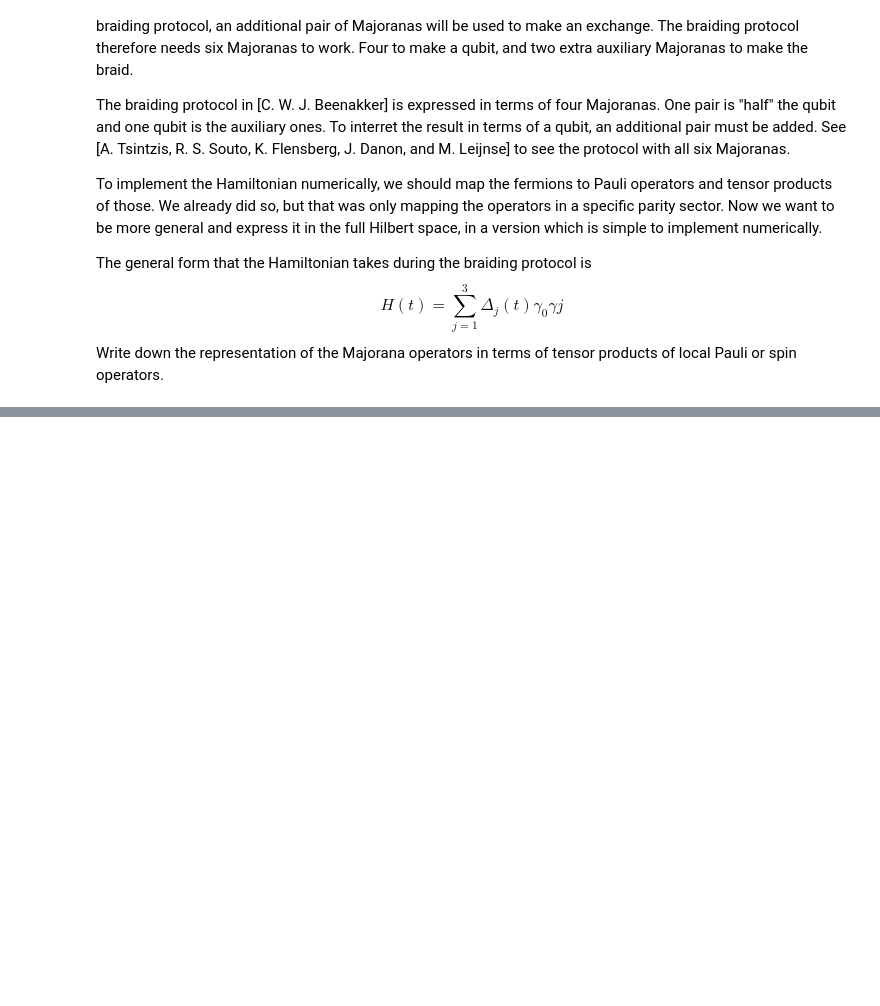
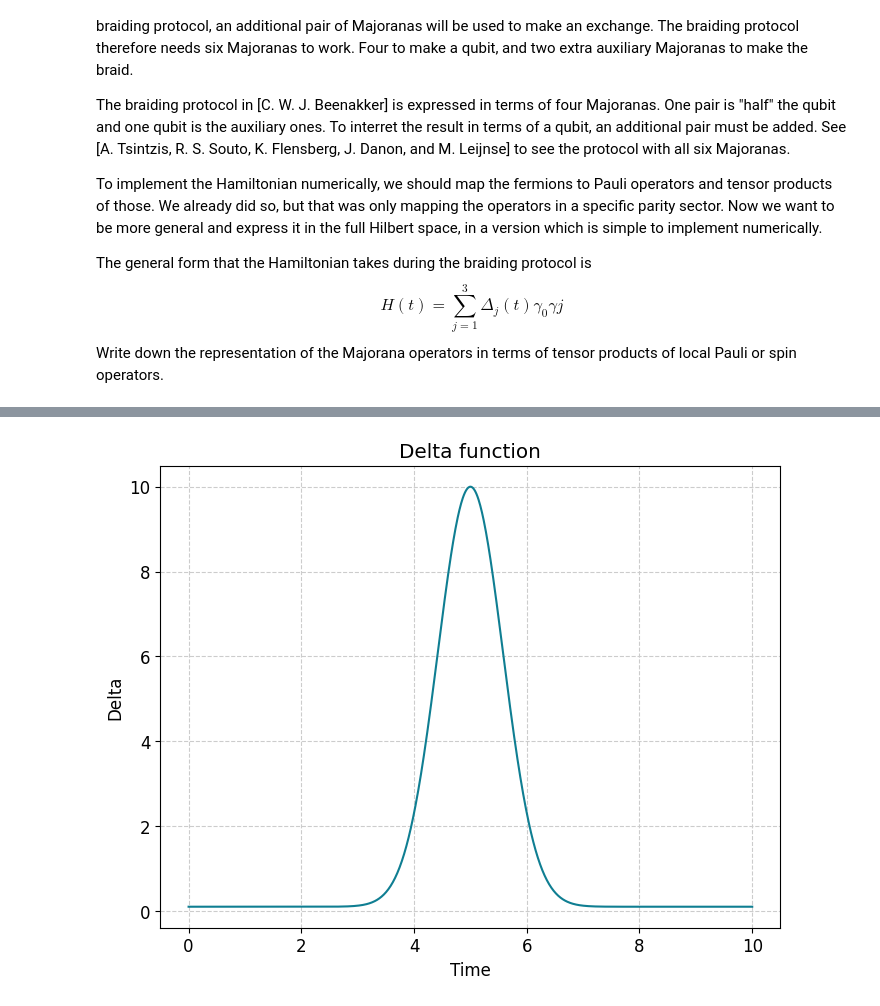
Before and after one commit to hishemok/FYS5419, a Jupyter notebook: Project_2/Braiding_project.ipynb, the cells around one changed output, grey strips where cells are left out. Saved outputs shown, nothing was run; the diff lists cells and outputs as text; code cells hidden in the pictures; blank space fills up the shorter version.

```diff
--- a/Project_2/Braiding_project.ipynb
+++ b/Project_2/Braiding_project.ipynb
@@ -151,3 +153,17 @@ $$
+# %%
+import numpy as np
+import matplotlib.pyplot as plt
+
+np.set_printoptions(precision=3, suppress=True)
+
+plt.rcParams.update({
+    'font.size': 12,
+    "figure.figsize":(8,6),
+    "axes.grid": True,
+    "grid.color": "#cccccc",
+    "grid.linestyle": "--",
+    "axes.prop_cycle": plt.cycler(color=['#0f7e92', '#b90636', '#11793e', '#9467bd', '#8c564b', '#e377c2', '#7f7f7f', '#bcbd22', '#17becf'])
+})
 # %% [markdown]
 ### Braiding operator in terms of Majoranas
 # %%
@@ -297,0 +404,27 @@ or spin operators.
+# %%
+def delta(t:np.ndarray,T_braid:float,s:float,Delta_max:float,Delta_min:float) -> float:
+    """
+    Returns the delta function for a given time T and s
+    """
+    return Delta_min + (Delta_max - Delta_min) * np.exp(-s * ( t - T_braid ) **2)
+
+
+t = np.linspace(0, 10, 1000)
+T = 3
+T_braid = 5
+deltamin = 0.1
+deltamax = 10.0
+s = 1.5
+
+delta_func = np.zeros_like(t)
+for i in range(len(t)):
+    delta_func[i] = delta(t[i], T_braid, s, deltamax, deltamin)
+
+
+plt.plot(t, delta_func)
+plt.xlabel('Time')
+plt.ylabel('Delta')
+plt.title('Delta function')
+plt.show()
+# %% [output]
+[figure, added]
```
Also changed, not shown: parts of 6 cells of this notebook.
